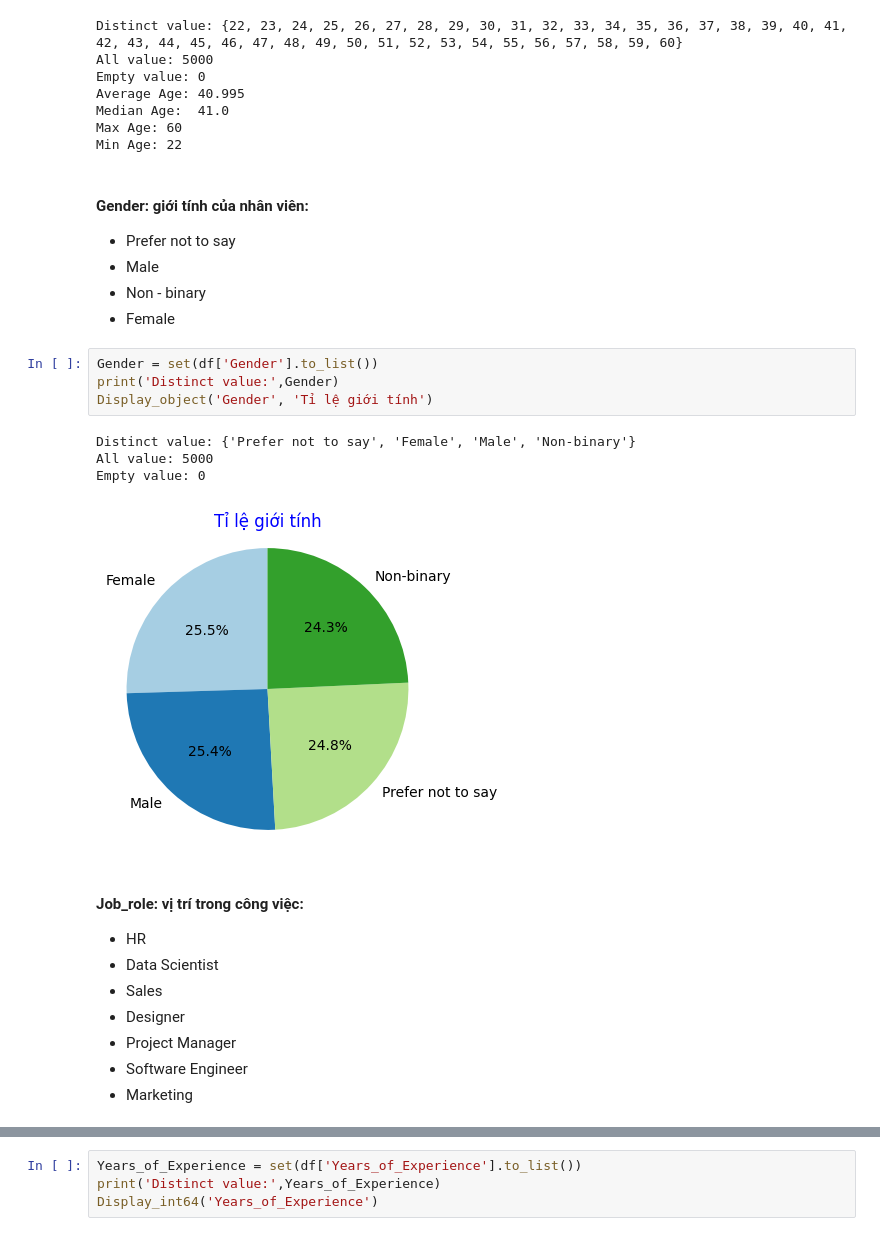
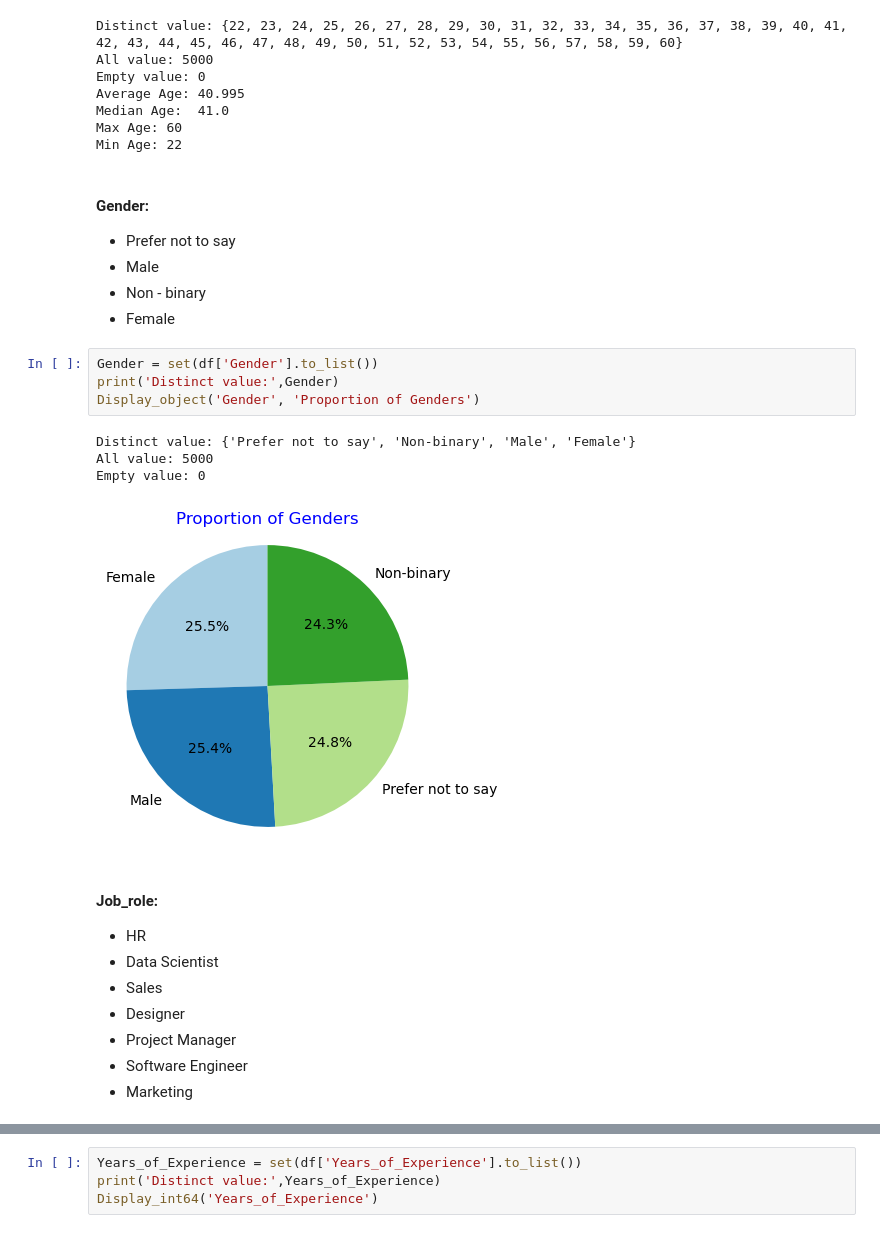
Before and after one commit to pigpig1524/HCMUS-P4DS-Lotus-Final, a Jupyter notebook: main_process.ipynb, the cells around one changed output, grey strips where cells are left out. Saved outputs shown, nothing was run; the diff lists cells and outputs as text.

```diff
--- a/main_process.ipynb
+++ b/main_process.ipynb
@@ -170,7 +171,7 @@ Median Age:  41.0
 Max Age: 60
 Min Age: 22
 # %% [markdown]
-#### **Gender**: giới tính của nhân viên:
+#### **Gender**:
 - Prefer not to say
 - Male
 - Non - binary
@@ -178,14 +179,14 @@ Min Age: 22
 # %%
 Gender = set(df['Gender'].to_list())
 print('Distinct value:',Gender)
-Display_object('Gender', 'Tỉ lệ giới tính')
+Display_object('Gender', 'Proportion of Genders')
 # %% [output]
-Distinct value: {'Prefer not to say', 'Female', 'Male', 'Non-binary'}
+Distinct value: {'Prefer not to say', 'Non-binary', 'Male', 'Female'}
 All value: 5000
 Empty value: 0
-[figure, old version]
+[figure, new version]
 # %% [markdown]
-#### **Job_role**: vị trí trong công việc:
+#### **Job_role**:
 - HR
 - Data Scientist
 - Sales
```
Also changed, not shown: parts of 42 cells of this notebook.
